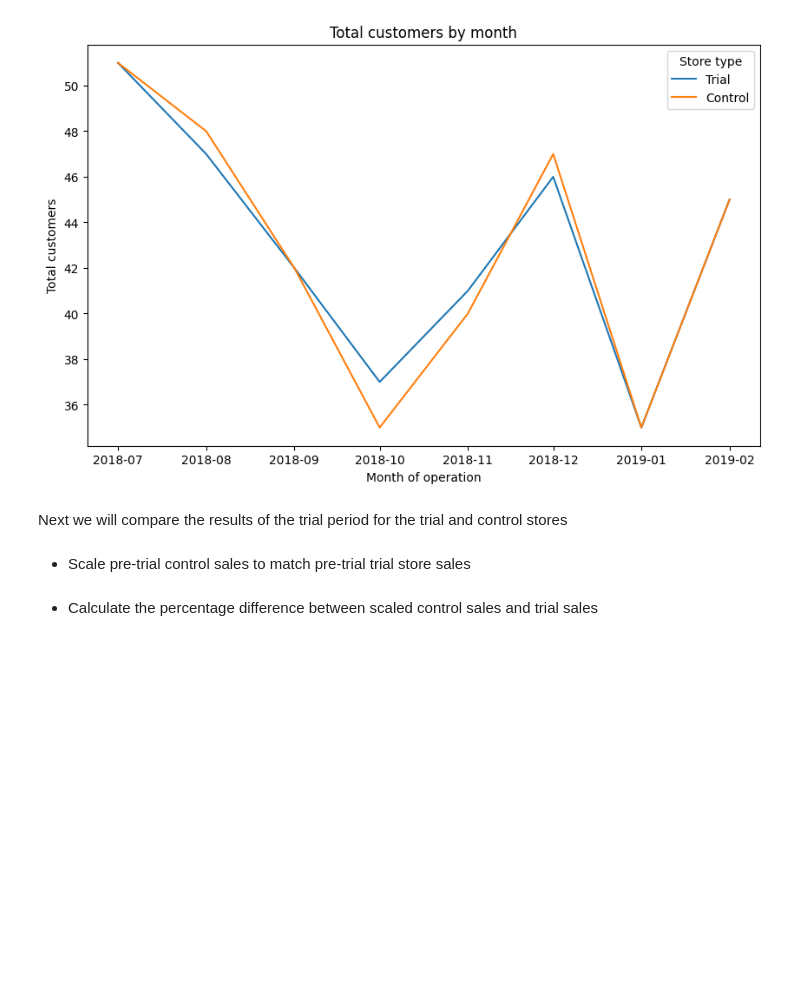
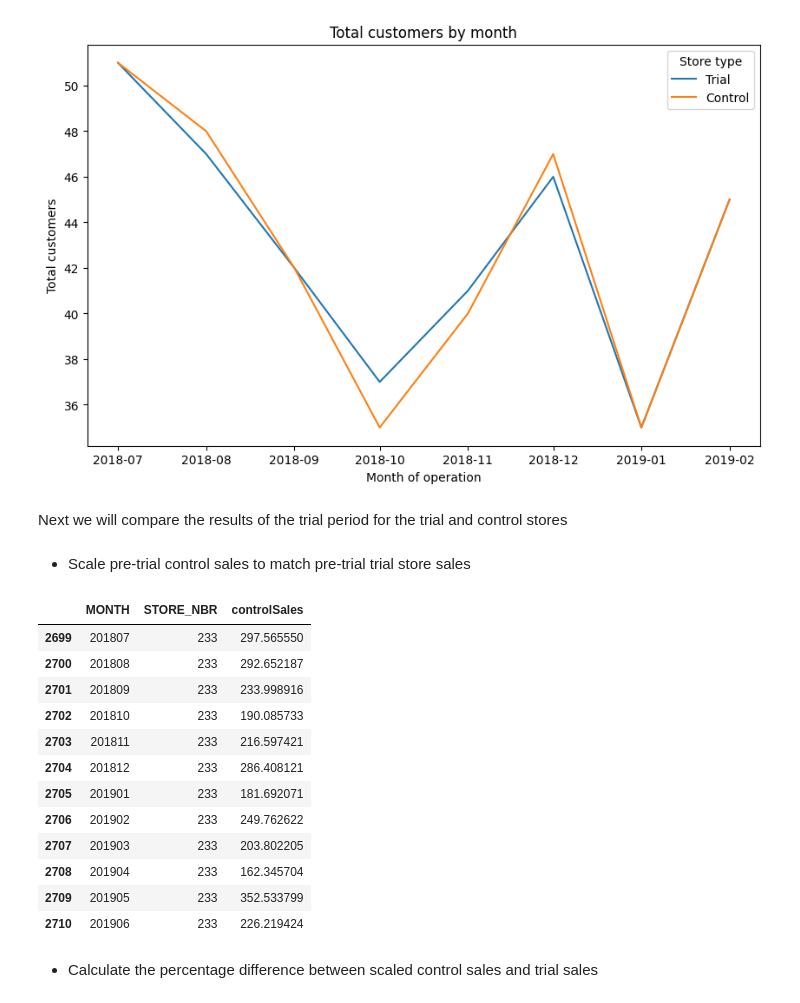
Before and after one commit to jontyj23/Quantium-Virtual-Internship, a Jupyter notebook: task2.ipynb, the cells around one changed output. Drawn from its saved outputs; the diff is of its cells as text; code cells hidden in the pictures; blank space fills up the shorter version.

```diff
--- a/task2.ipynb
+++ b/task2.ipynb
@@ -435,10 +434,26 @@ Next we will compare the results of the trial period for the trial and control s
 # %%
 # Calculate scaling factor
 scalingFactor = preTrialMeasures[(preTrialMeasures['STORE_NBR'] == 77) & (preTrialMeasures['MONTH'] < 201902)]['totSales'].sum() / preTrialMeasures[(preTrialMeasures['STORE_NBR'] == 233) & (preTrialMeasures['MONTH'] < 201902)]['totSales'].sum()
 
 # Apply the scaling factor
 scaledControlSales = measureOverTime[measureOverTime['STORE_NBR'] == 233].copy()
 scaledControlSales['controlSales'] = scaledControlSales['totSales'] * scalingFactor
+scaledControlSales = scaledControlSales[['MONTH', 'STORE_NBR', 'controlSales']]
+scaledControlSales
+# %% [output]
+|  | MONTH | STORE_NBR | controlSales |
+| 2699 | 201807 | 233 | 297.565550 |
+| 2700 | 201808 | 233 | 292.652187 |
+| 2701 | 201809 | 233 | 233.998916 |
+| 2702 | 201810 | 233 | 190.085733 |
+| 2703 | 201811 | 233 | 216.597421 |
+| 2704 | 201812 | 233 | 286.408121 |
+| 2705 | 201901 | 233 | 181.692071 |
+| 2706 | 201902 | 233 | 249.762622 |
+| 2707 | 201903 | 233 | 203.802205 |
+| 2708 | 201904 | 233 | 162.345704 |
+| 2709 | 201905 | 233 | 352.533799 |
+| 2710 | 201906 | 233 | 226.219424 |
 # %% [markdown]
 - Calculate the percentage difference between scaled control sales and trial sales
 # %%
```
Also changed, not shown: parts of 7 cells of this notebook.
